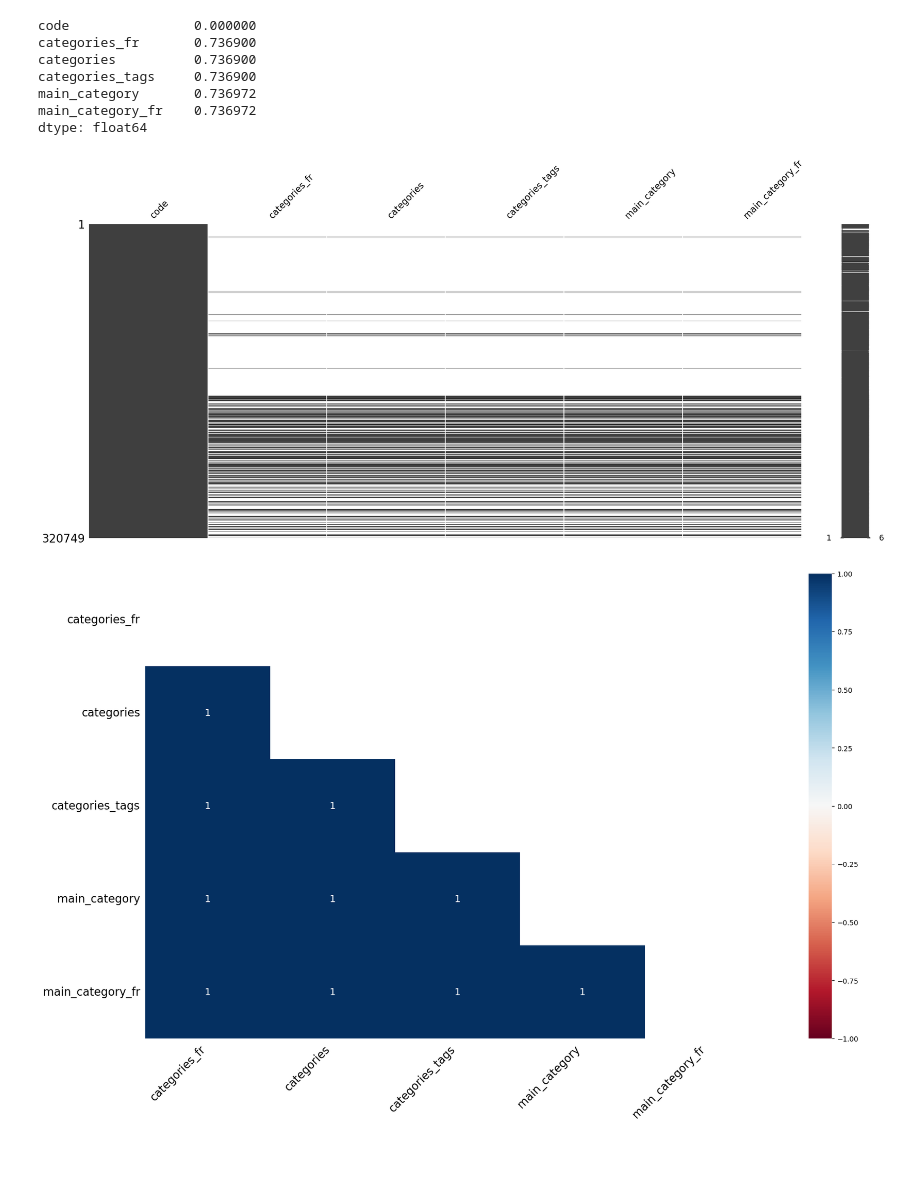
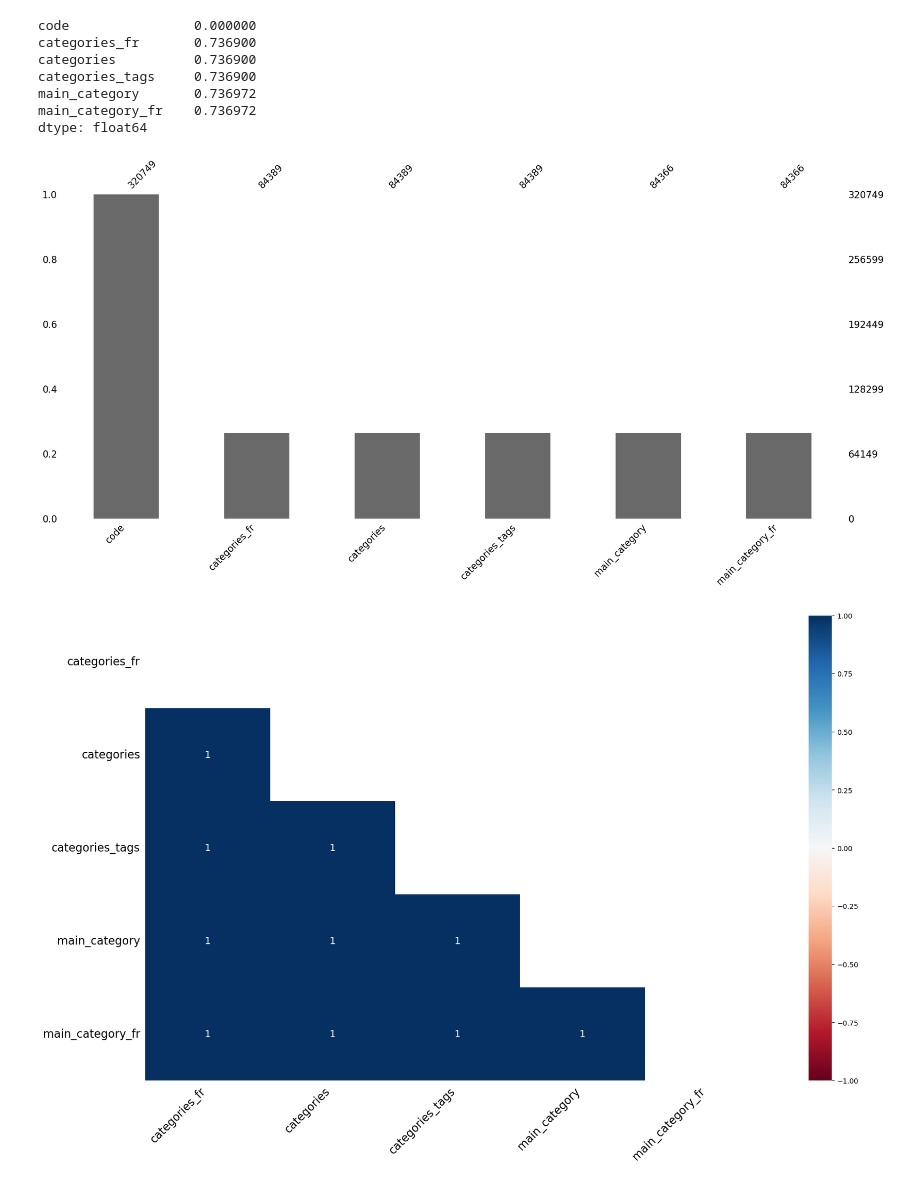
Before and after one commit to kevin-EK/Concevez-une-application-au-service-de-la-sant-publique, a Jupyter notebook: P3 Sélection de variable & Feature Engenering Brouillon .ipynb, the cells around one changed output. Saved outputs shown, nothing was run; the diff lists cells and outputs as text; code cells hidden in the pictures; blank space fills up the shorter version.

```diff
--- a/P3 Sélection de variable & Feature Engenering Brouillon .ipynb
+++ b/P3 Sélection de variable & Feature Engenering Brouillon .ipynb
@@ -364,9 +367,9 @@ main_category       0.736972
 main_category_fr    0.736972
 dtype: float64
 # %%
-msno.matrix(openfoodfacts[['code','categories_fr','categories','categories_tags','main_category','main_category_fr']]);
+msno.bar(openfoodfacts[['code','categories_fr','categories','categories_tags','main_category','main_category_fr']]);
 # %% [output]
-[figure, old version]
+[figure, new version]
 # %%
 msno.heatmap( openfoodfacts[['categories_fr','categories','categories_tags','main_category','main_category_fr']] );
 # %% [output]
```
Also changed, not shown: parts of 56 cells of this notebook, 1 other file.
